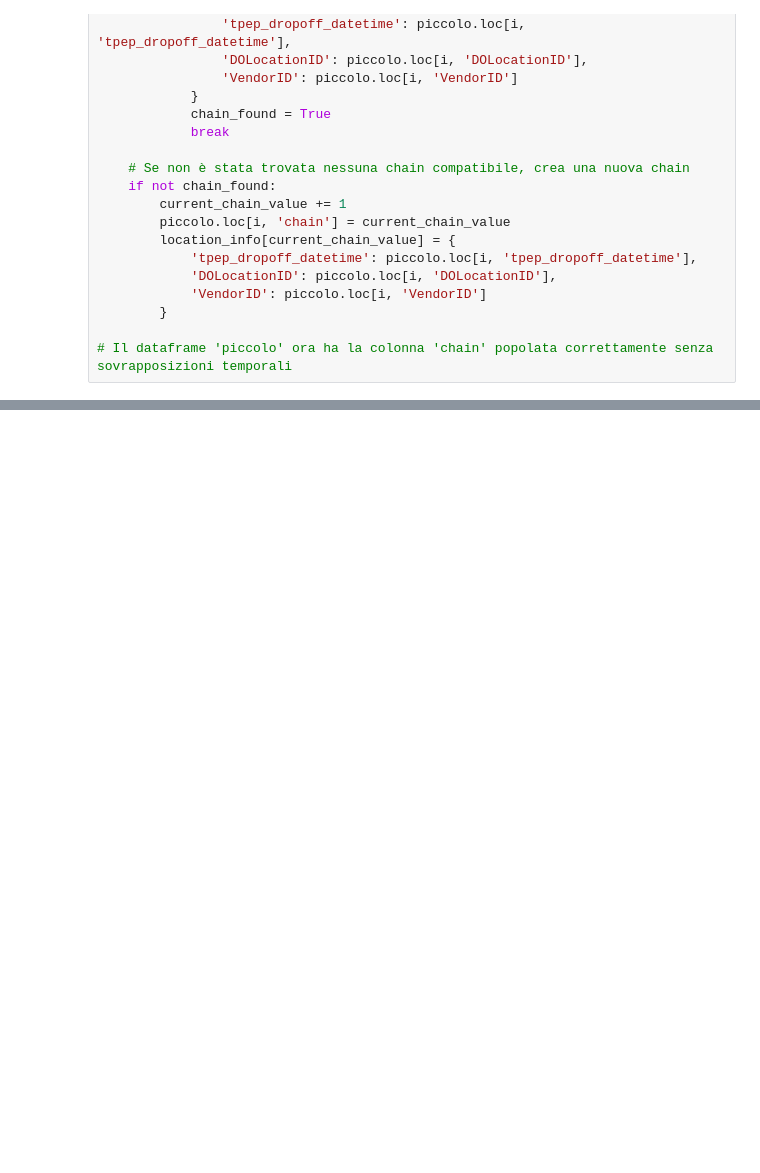
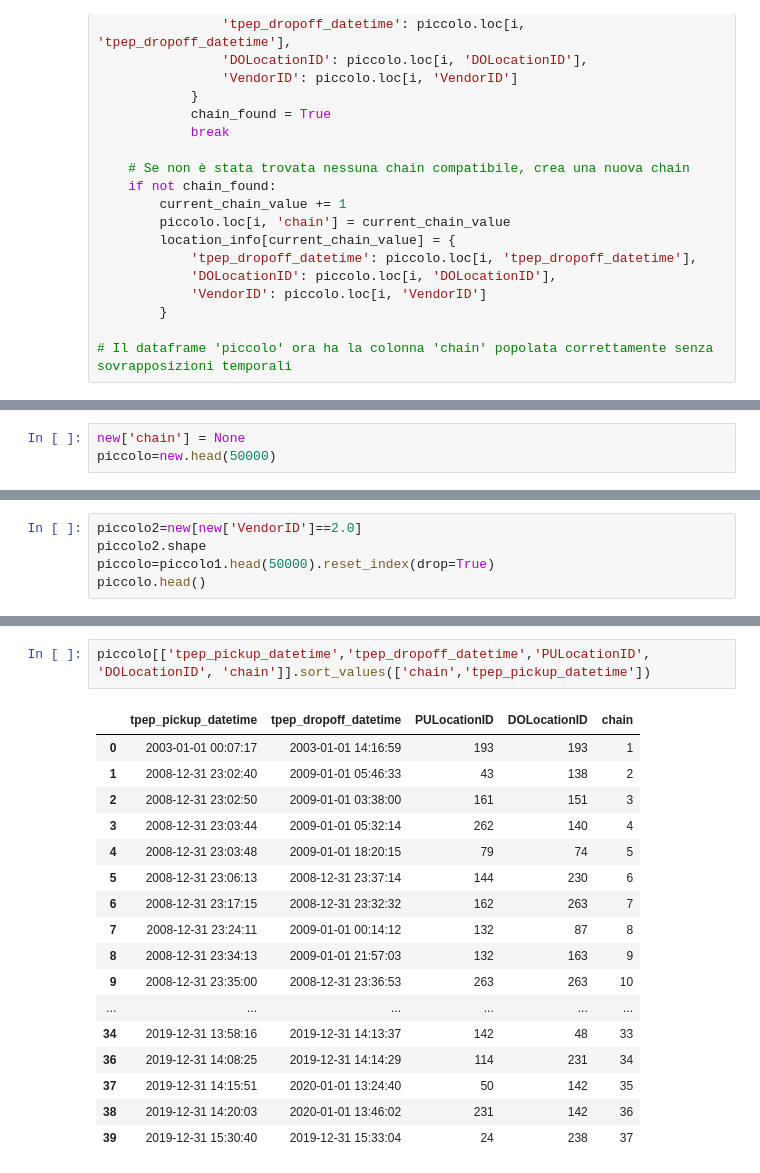
Before and after one commit to federicaromano0/progetto_computer_science, a Jupyter notebook: Progetto CS fede.ipynb, the cells around one changed output, grey strips where cells are left out. Drawn from its saved outputs; the diff is of its cells as text; blank space fills up the shorter version.

```diff
--- a/Progetto CS fede.ipynb
+++ b/Progetto CS fede.ipynb
@@ -467,0 +555,3 @@ piccolo[['tpep_pickup_datetime','tpep_dropoff_datetime','PULocationID', 'DOLocat
+# %%
+new['chain'] = None
+piccolo=new.head(50000)
@@ -467,0 +565,5 @@ piccolo[['tpep_pickup_datetime','tpep_dropoff_datetime','PULocationID', 'DOLocat
+# %%
+piccolo2=new[new['VendorID']==2.0]
+piccolo2.shape
+piccolo=piccolo1.head(50000).reset_index(drop=True)
+piccolo.head()
@@ -467,0 +630,20 @@ piccolo[['tpep_pickup_datetime','tpep_dropoff_datetime','PULocationID', 'DOLocat
+# %%
+piccolo[['tpep_pickup_datetime','tpep_dropoff_datetime','PULocationID', 'DOLocationID', 'chain']].sort_values(['chain','tpep_pickup_datetime'])
+# %% [output]
+|  | tpep_pickup_datetime | tpep_dropoff_datetime | PULocationID | DOLocationID | chain |
+| 0 | 2003-01-01 00:07:17 | 2003-01-01 14:16:59 | 193 | 193 | 1 |
+| 1 | 2008-12-31 23:02:40 | 2009-01-01 05:46:33 | 43 | 138 | 2 |
+| 2 | 2008-12-31 23:02:50 | 2009-01-01 03:38:00 | 161 | 151 | 3 |
+| 3 | 2008-12-31 23:03:44 | 2009-01-01 05:32:14 | 262 | 140 | 4 |
+| 4 | 2008-12-31 23:03:48 | 2009-01-01 18:20:15 | 79 | 74 | 5 |
+| 5 | 2008-12-31 23:06:13 | 2008-12-31 23:37:14 | 144 | 230 | 6 |
+| 6 | 2008-12-31 23:17:15 | 2008-12-31 23:32:32 | 162 | 263 | 7 |
+| 7 | 2008-12-31 23:24:11 | 2009-01-01 00:14:12 | 132 | 87 | 8 |
+| 8 | 2008-12-31 23:34:13 | 2009-01-01 21:57:03 | 132 | 163 | 9 |
+| 9 | 2008-12-31 23:35:00 | 2008-12-31 23:36:53 | 263 | 263 | 10 |
+| ... | ... | ... | ... | ... | ... |
+| 34 | 2019-12-31 13:58:16 | 2019-12-31 14:13:37 | 142 | 48 | 33 |
+| 36 | 2019-12-31 14:08:25 | 2019-12-31 14:14:29 | 114 | 231 | 34 |
+| 37 | 2019-12-31 14:15:51 | 2020-01-01 13:24:40 | 50 | 142 | 35 |
+| 38 | 2019-12-31 14:20:03 | 2020-01-01 13:46:02 | 231 | 142 | 36 |
+| 39 | 2019-12-31 15:30:40 | 2019-12-31 15:33:04 | 24 | 238 | 37 |
```
Also changed, not shown: parts of 19 cells of this notebook.
